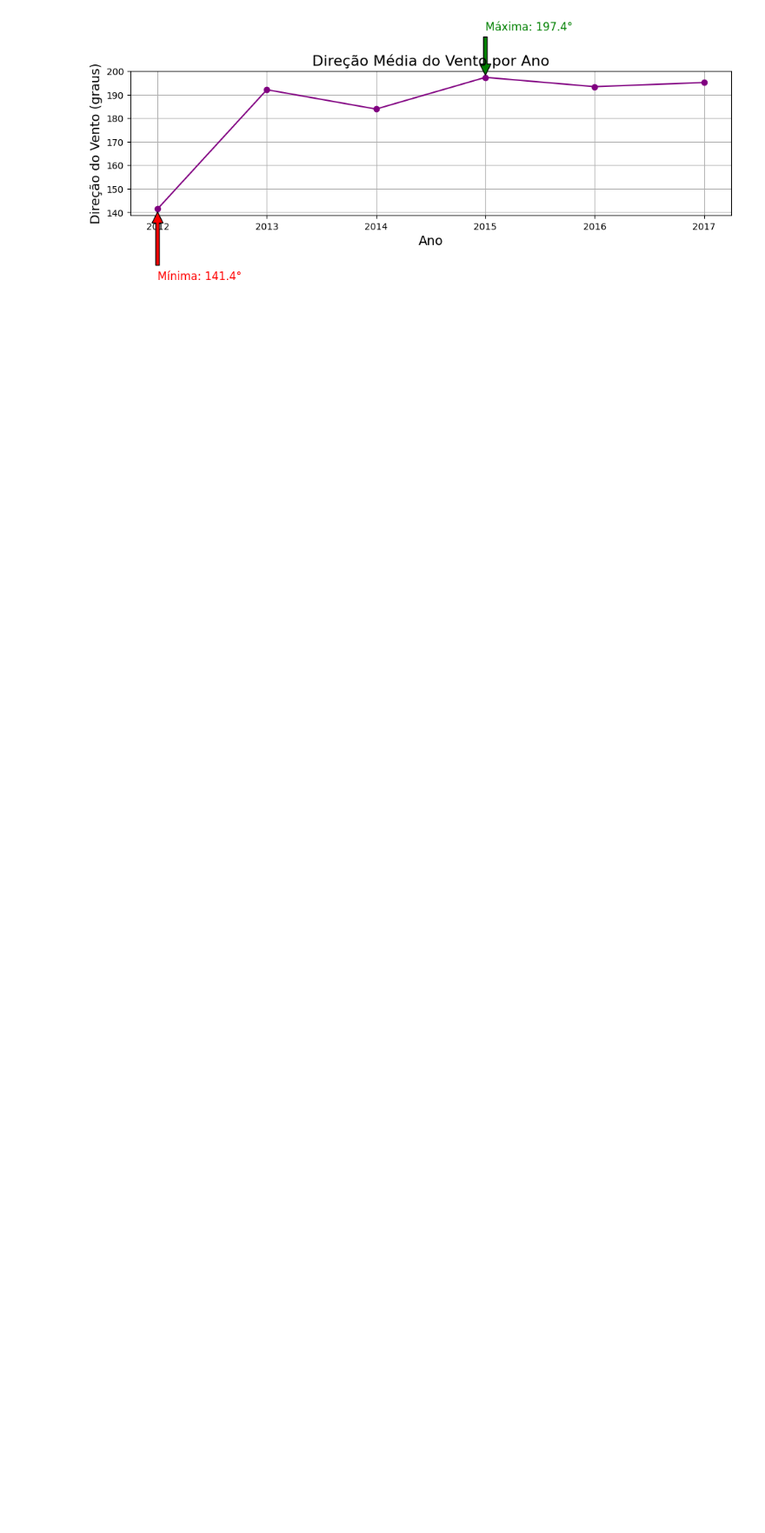
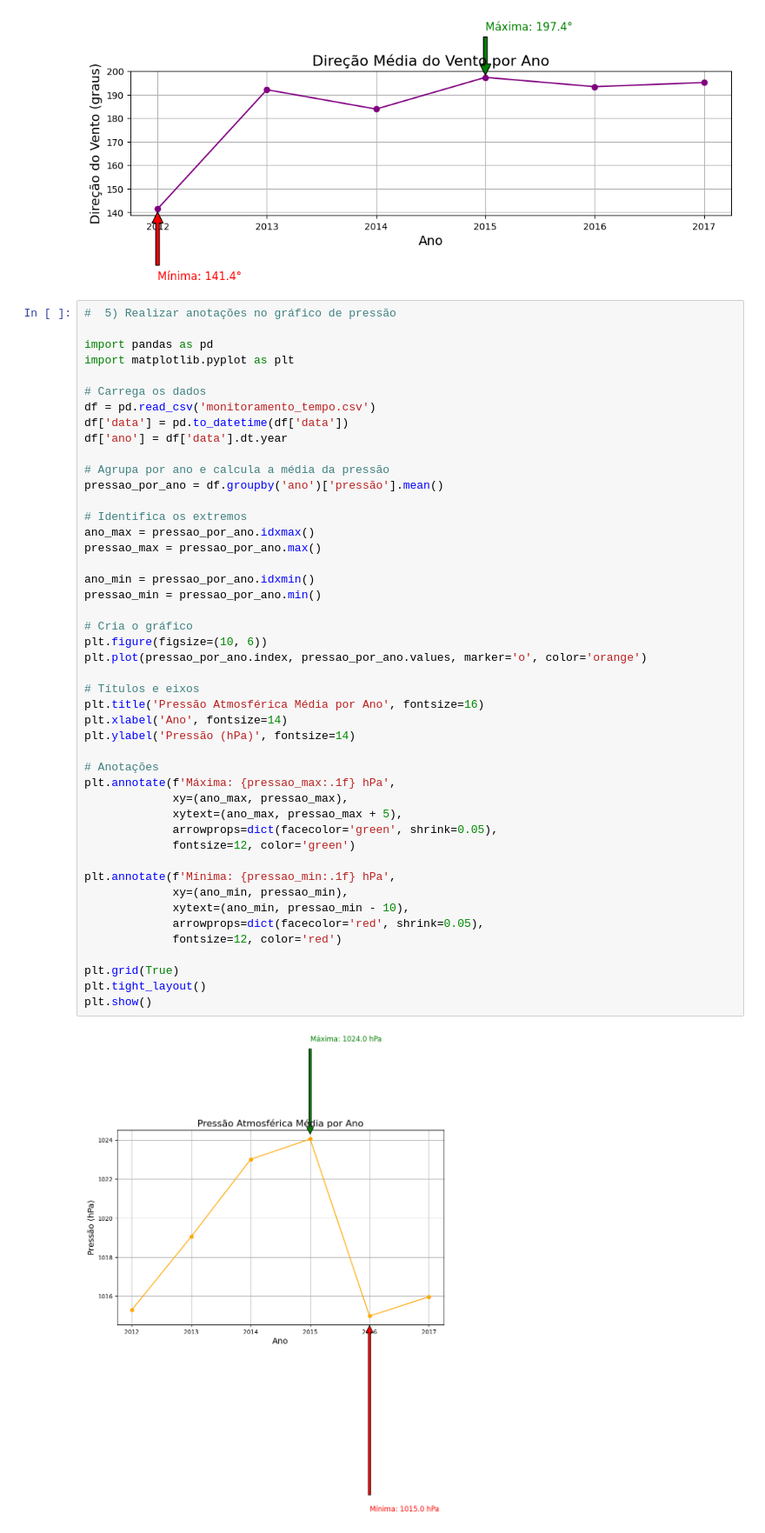
Before and after one commit to LANDOSOUZA/inteligencia_artificial_2025, a Jupyter notebook: aula_2/exercicios.ipynb, the cells around one changed output. Shown at 87% size. Saved outputs shown, nothing was run; the diff lists cells and outputs as text; blank space fills up the shorter version.

```diff
--- a/aula_2/exercicios.ipynb
+++ b/aula_2/exercicios.ipynb
@@ -164,3 +164,51 @@ plt.tight_layout()
 plt.show()
 # %% [output]
 [figure]
+# %%
+#  5) Realizar anotações no gráfico de pressão
+
+import pandas as pd
+import matplotlib.pyplot as plt
+
+# Carrega os dados
+df = pd.read_csv('monitoramento_tempo.csv')
+df['data'] = pd.to_datetime(df['data'])
+df['ano'] = df['data'].dt.year
+
+# Agrupa por ano e calcula a média da pressão
+pressao_por_ano = df.groupby('ano')['pressão'].mean()
+
+# Identifica os extremos
+ano_max = pressao_por_ano.idxmax()
+pressao_max = pressao_por_ano.max()
+
+ano_min = pressao_por_ano.idxmin()
+pressao_min = pressao_por_ano.min()
+
+# Cria o gráfico
+plt.figure(figsize=(10, 6))
+plt.plot(pressao_por_ano.index, pressao_por_ano.values, marker='o', color='orange')
+
+# Títulos e eixos
+plt.title('Pressão Atmosférica Média por Ano', fontsize=16)
+plt.xlabel('Ano', fontsize=14)
+plt.ylabel('Pressão (hPa)', fontsize=14)
+
+# Anotações
+plt.annotate(f'Máxima: {pressao_max:.1f} hPa',
+             xy=(ano_max, pressao_max),
+             xytext=(ano_max, pressao_max + 5),
+             arrowprops=dict(facecolor='green', shrink=0.05),
+             fontsize=12, color='green')
+
+plt.annotate(f'Mínima: {pressao_min:.1f} hPa',
+             xy=(ano_min, pressao_min),
+             xytext=(ano_min, pressao_min - 10),
+             arrowprops=dict(facecolor='red', shrink=0.05),
+             fontsize=12, color='red')
+
+plt.grid(True)
+plt.tight_layout()
+plt.show()
+# %% [output]
+[figure, added]
```
